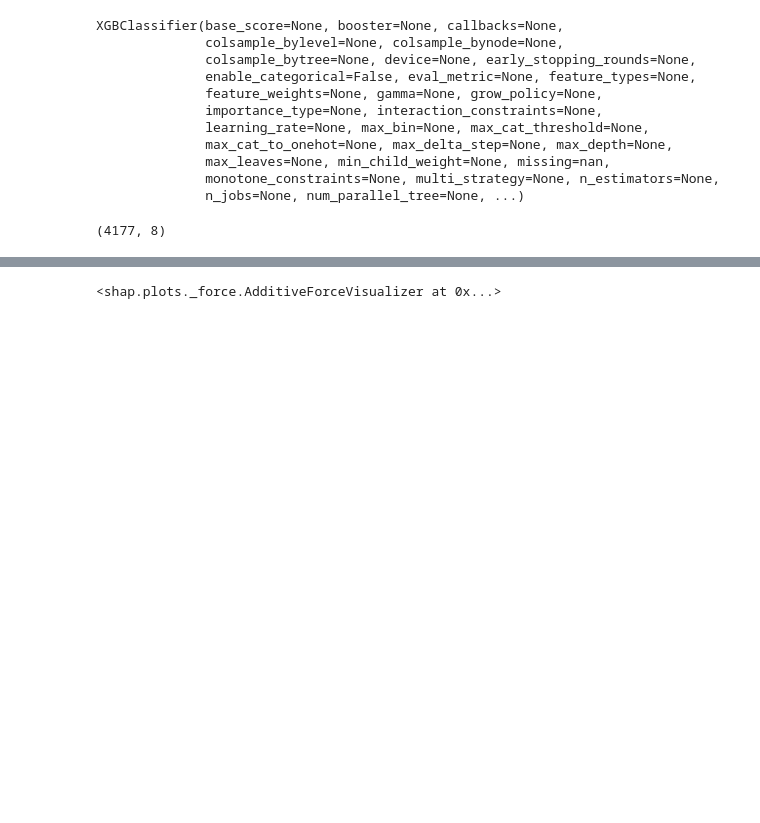
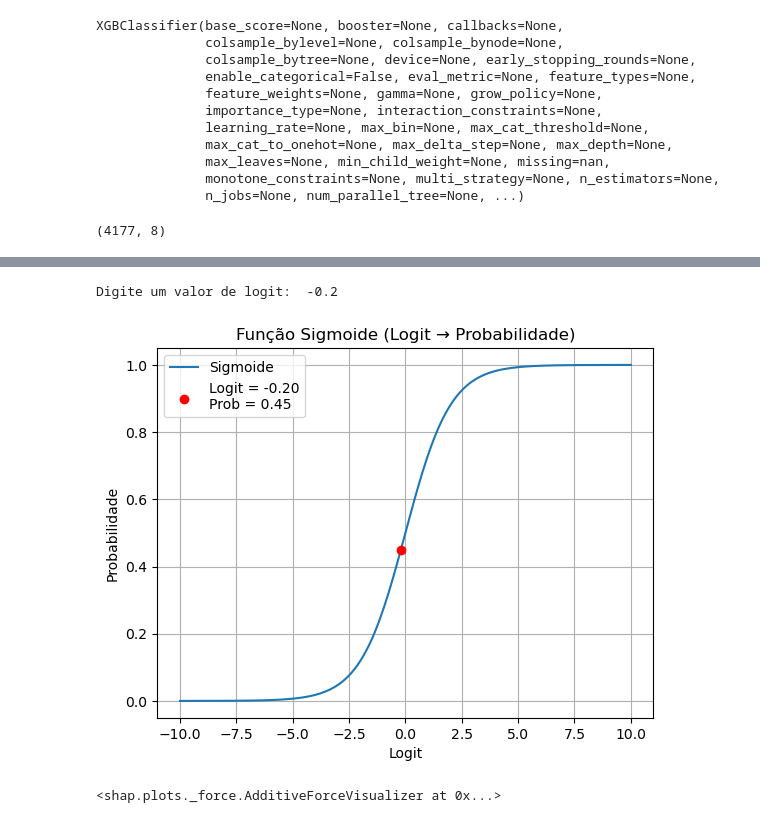
Before and after one commit to lecraizer/ml-classificacao-infnet, a Jupyter notebook: notebooks/15. SHAP - Tutorial completo com dataset Abalone.ipynb, the cells around one changed output, grey strips where cells are left out. Drawn from its saved outputs; the diff is of its cells as text; code cells hidden in the pictures; blank space fills up the shorter version.

```diff
--- a/notebooks/15. SHAP - Tutorial completo com dataset Abalone.ipynb
+++ b/notebooks/15. SHAP - Tutorial completo com dataset Abalone.ipynb
@@ -393,3 +422,27 @@ shap.plots.waterfall(shap_values_bin[0])
+# %%
+def sigmoid(x):
+    return 1 / (1 + np.exp(-x))
+
+# Entrada do usuário
+logit_val = float(input("Digite um valor de logit: "))
+prob_val = sigmoid(logit_val)
+
+# Gera a curva sigmoide
+x = np.linspace(-10, 10, 200)
+y = sigmoid(x)
+
+# Plota a curva
+plt.plot(x, y, label='Sigmoide')
+plt.scatter([logit_val], [prob_val], color='red', label=f'Logit = {logit_val:.2f}\nProb = {prob_val:.2f}', zorder=5)
+plt.xlabel('Logit')
+plt.ylabel('Probabilidade')
+plt.title('Função Sigmoide (Logit → Probabilidade)')
+plt.legend()
+plt.grid(True)
+plt.show()
+# %% [output]
+Digite um valor de logit:  -0.2
+[figure, added]
 # %%
 # waterfall plot for first observation
 shap.plots.force(shap_values_bin[0], link="logit")
```
Also changed, not shown: parts of 3 cells of this notebook, 1 other file.
